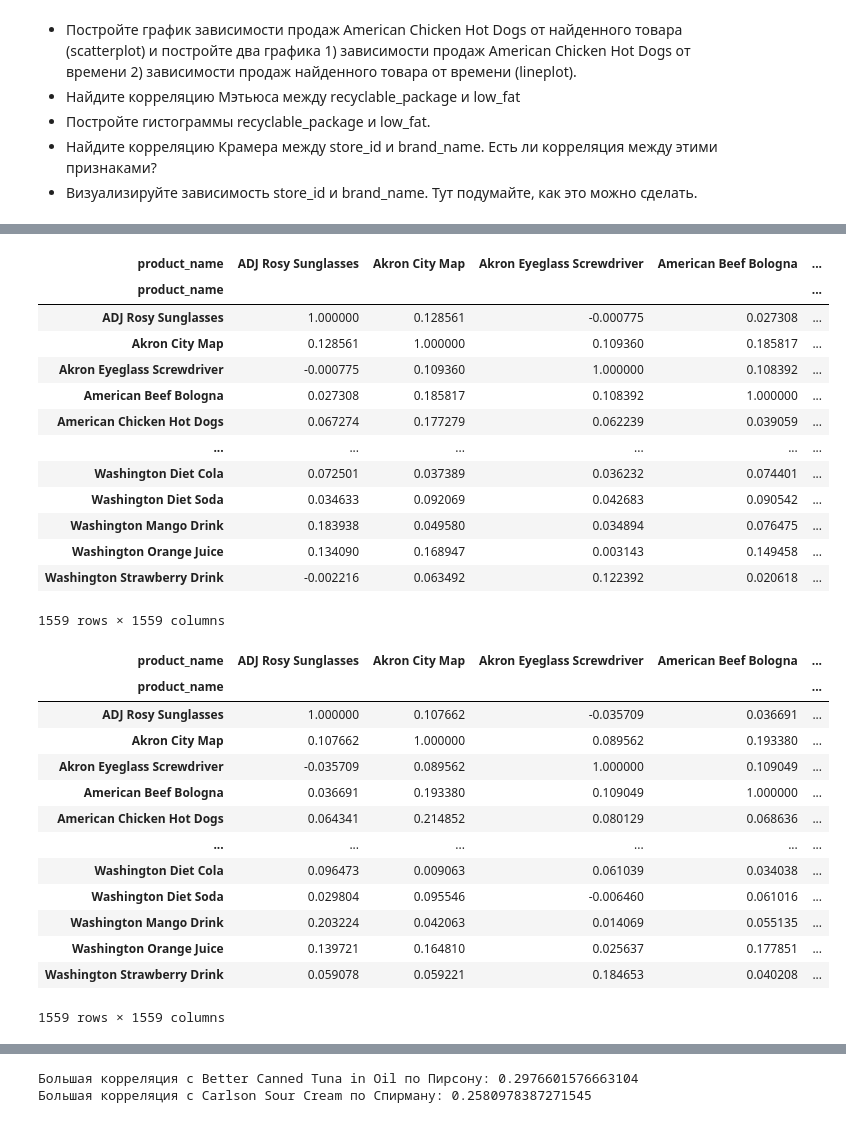
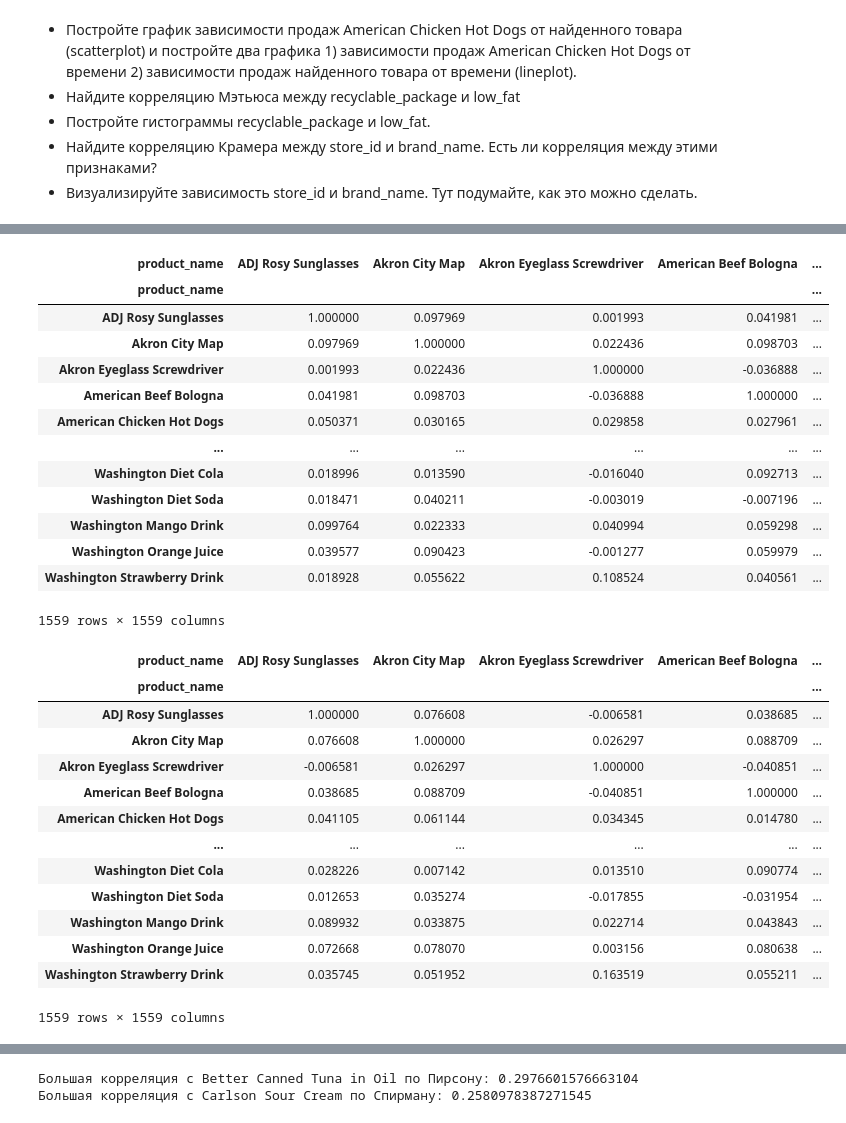
Before and after one commit to Erygfry/DataScience_HW, a Jupyter notebook: HW_4/Задание 1. Корреляция.ipynb, the cells around one changed output, grey strips where cells are left out. Drawn from its saved outputs; the diff is of its cells as text; code cells hidden in the pictures.

```diff
--- a/HW_4/Задание 1. Корреляция.ipynb
+++ b/HW_4/Задание 1. Корреляция.ipynb
@@ -32,45 +32,43 @@ df.head()
 | 3 | 76 | 6 | 1997-01-01 | 4 | 8 | Red Spade | Red Spade Sliced Chicken | 62054644227 | 1.69 | ... |
 | 4 | 119 | 6 | 1997-01-01 | 3 | 79 | Faux Products | Faux Products Extra Moisture Shampoo | 35068821310 | 2.28 | ... |
 # %%
-df_agg = df.groupby(['product_name', 'date'])['sales'].sum().reset_index()
-
-df_pivot = df_agg.pivot(index='date', columns='product_name', values='sales')
-df_pivot = df_pivot.fillna(0)
-corr_matrix_spearman = df_pivot.corr(method='spearman')
+sparse_sales = pd.pivot_table(df, values='sales', index=['date', 'store_id'],
+                     columns=['product_name'], fill_value = 0)
+corr_matrix_spearman = sparse_sales.corr(method="spearman")
 
 corr_matrix_spearman
 # %% [output]
 | product_name | ADJ Rosy Sunglasses | Akron City Map | Akron Eyeglass Screwdriver | American Beef Bologna | ... |
 | product_name |  |  |  |  | ... |
-| ADJ Rosy Sunglasses | 1.000000 | 0.128561 | -0.000775 | 0.027308 | ... |
-| Akron City Map | 0.128561 | 1.000000 | 0.109360 | 0.185817 | ... |
-| Akron Eyeglass Screwdriver | -0.000775 | 0.109360 | 1.000000 | 0.108392 | ... |
-| American Beef Bologna | 0.027308 | 0.185817 | 0.108392 | 1.000000 | ... |
-| American Chicken Hot Dogs | 0.067274 | 0.177279 | 0.062239 | 0.039059 | ... |
+| ADJ Rosy Sunglasses | 1.000000 | 0.097969 | 0.001993 | 0.041981 | ... |
+| Akron City Map | 0.097969 | 1.000000 | 0.022436 | 0.098703 | ... |
+| Akron Eyeglass Screwdriver | 0.001993 | 0.022436 | 1.000000 | -0.036888 | ... |
+| American Beef Bologna | 0.041981 | 0.098703 | -0.036888 | 1.000000 | ... |
+| American Chicken Hot Dogs | 0.050371 | 0.030165 | 0.029858 | 0.027961 | ... |
 | ... | ... | ... | ... | ... | ... |
-| Washington Diet Cola | 0.072501 | 0.037389 | 0.036232 | 0.074401 | ... |
-| Washington Diet Soda | 0.034633 | 0.092069 | 0.042683 | 0.090542 | ... |
-| Washington Mango Drink | 0.183938 | 0.049580 | 0.034894 | 0.076475 | ... |
-| Washington Orange Juice | 0.134090 | 0.168947 | 0.003143 | 0.149458 | ... |
-| Washington Strawberry Drink | -0.002216 | 0.063492 | 0.122392 | 0.020618 | ... |
+| Washington Diet Cola | 0.018996 | 0.013590 | -0.016040 | 0.092713 | ... |
+| Washington Diet Soda | 0.018471 | 0.040211 | -0.003019 | -0.007196 | ... |
+| Washington Mango Drink | 0.099764 | 0.022333 | 0.040994 | 0.059298 | ... |
+| Washington Orange Juice | 0.039577 | 0.090423 | -0.001277 | 0.059979 | ... |
+| Washington Strawberry Drink | 0.018928 | 0.055622 | 0.108524 | 0.040561 | ... |
 1559 rows × 1559 columns
 # %%
-corr_matrix_pearson = df_pivot.corr(method="pearson")
+corr_matrix_pearson = sparse_sales.corr(method="pearson")
 corr_matrix_pearson
 # %% [output]
 | product_name | ADJ Rosy Sunglasses | Akron City Map | Akron Eyeglass Screwdriver | American Beef Bologna | ... |
 | product_name |  |  |  |  | ... |
-| ADJ Rosy Sunglasses | 1.000000 | 0.107662 | -0.035709 | 0.036691 | ... |
-| Akron City Map | 0.107662 | 1.000000 | 0.089562 | 0.193380 | ... |
-| Akron Eyeglass Screwdriver | -0.035709 | 0.089562 | 1.000000 | 0.109049 | ... |
-| American Beef Bologna | 0.036691 | 0.193380 | 0.109049 | 1.000000 | ... |
-| American Chicken Hot Dogs | 0.064341 | 0.214852 | 0.080129 | 0.068636 | ... |
+| ADJ Rosy Sunglasses | 1.000000 | 0.076608 | -0.006581 | 0.038685 | ... |
+| Akron City Map | 0.076608 | 1.000000 | 0.026297 | 0.088709 | ... |
+| Akron Eyeglass Screwdriver | -0.006581 | 0.026297 | 1.000000 | -0.040851 | ... |
+| American Beef Bologna | 0.038685 | 0.088709 | -0.040851 | 1.000000 | ... |
+| American Chicken Hot Dogs | 0.041105 | 0.061144 | 0.034345 | 0.014780 | ... |
 | ... | ... | ... | ... | ... | ... |
-| Washington Diet Cola | 0.096473 | 0.009063 | 0.061039 | 0.034038 | ... |
-| Washington Diet Soda | 0.029804 | 0.095546 | -0.006460 | 0.061016 | ... |
-| Washington Mango Drink | 0.203224 | 0.042063 | 0.014069 | 0.055135 | ... |
-| Washington Orange Juice | 0.139721 | 0.164810 | 0.025637 | 0.177851 | ... |
-| Washington Strawberry Drink | 0.059078 | 0.059221 | 0.184653 | 0.040208 | ... |
+| Washington Diet Cola | 0.028226 | 0.007142 | 0.013510 | 0.090774 | ... |
+| Washington Diet Soda | 0.012653 | 0.035274 | -0.017855 | -0.031954 | ... |
+| Washington Mango Drink | 0.089932 | 0.033875 | 0.022714 | 0.043843 | ... |
+| Washington Orange Juice | 0.072668 | 0.078070 | 0.003156 | 0.080638 | ... |
+| Washington Strawberry Drink | 0.035745 | 0.051952 | 0.163519 | 0.055211 | ... |
 1559 rows × 1559 columns
 # %%
 import seaborn as sns
```
Also changed, not shown: parts of 1 cell of this notebook.
